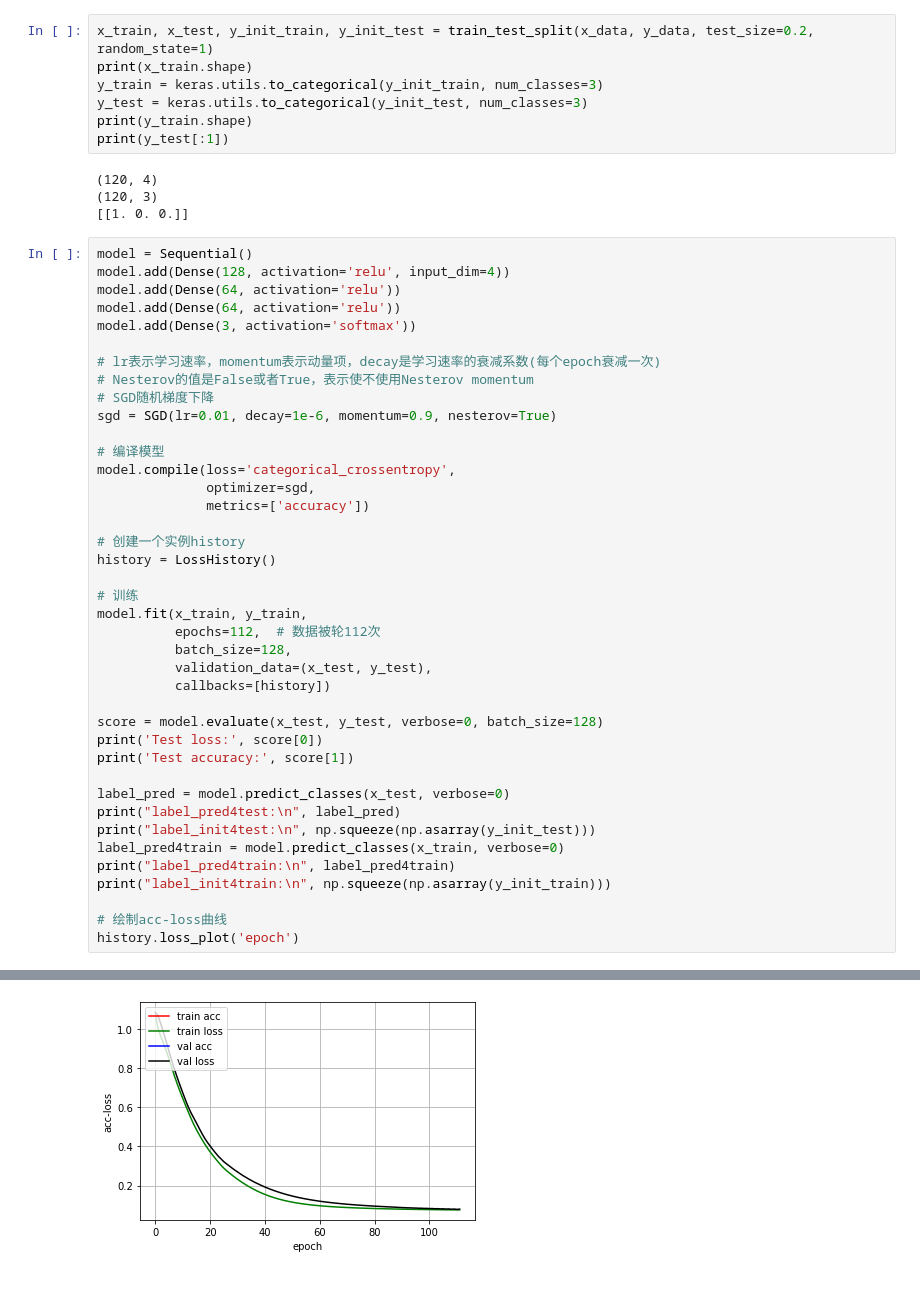
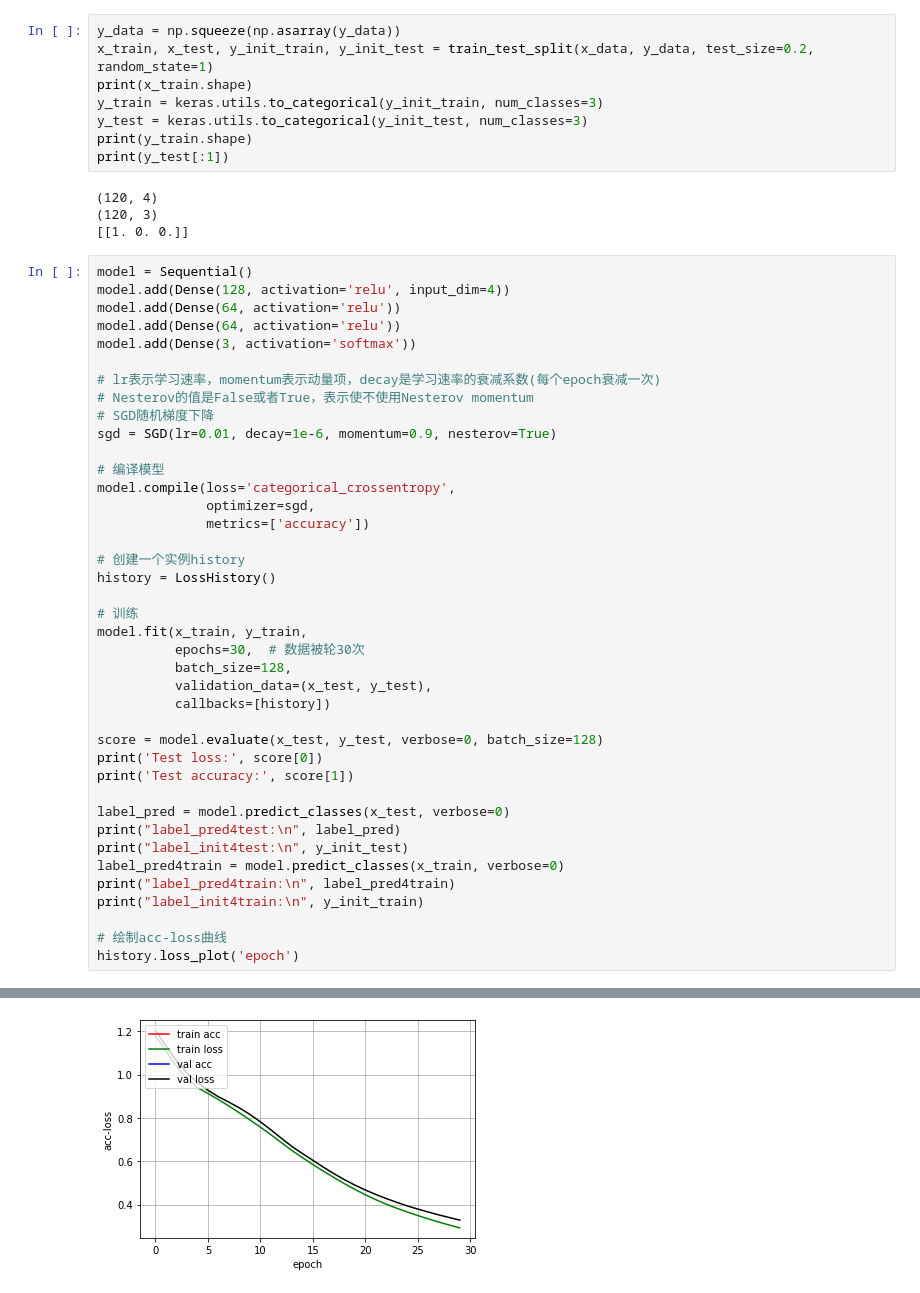
Before and after one commit to lijiazheng99/microsoft_ai-edu_assignment, a Jupyter notebook: Iris_data_train/train_iris.ipynb, the cells around one changed output, grey strips where cells are left out. Drawn from its saved outputs; the diff is of its cells as text.

Commit message:
updated data structure of test data

```diff
--- a/Iris_data_train/train_iris.ipynb
+++ b/Iris_data_train/train_iris.ipynb
@@ -59,6 +59,7 @@ class LossHistory(keras.callbacks.Callback):
         plt.legend(loc="upper left")
         plt.show()
 # %%
+y_data = np.squeeze(np.asarray(y_data))
 x_train, x_test, y_init_train, y_init_test = train_test_split(x_data, y_data, test_size=0.2, random_state=1)
 print(x_train.shape)
 y_train = keras.utils.to_categorical(y_init_train, num_classes=3)
@@ -91,7 +92,7 @@ history = LossHistory()
 
 # 训练
 model.fit(x_train, y_train,
-          epochs=112,  # 数据被轮112次
+          epochs=30,  # 数据被轮30次
           batch_size=128,
           validation_data=(x_test, y_test),
           callbacks=[history])
@@ -102,10 +103,10 @@ print('Test accuracy:', score[1])
 
 label_pred = model.predict_classes(x_test, verbose=0)
 print("label_pred4test:\n", label_pred)
-print("label_init4test:\n", np.squeeze(np.asarray(y_init_test)))
+print("label_init4test:\n", y_init_test)
 label_pred4train = model.predict_classes(x_train, verbose=0)
 print("label_pred4train:\n", label_pred4train)
-print("label_init4train:\n", np.squeeze(np.asarray(y_init_train)))
+print("label_init4train:\n", y_init_train)
 
 # 绘制acc-loss曲线
 history.loss_plot('epoch')
@@ -126,5 +127,5 @@ Epoch 6/112
  [1 2 1 2 2 0 1 0 1 2 2 0 2 2 1 2 0 0 0 1 0 0 2 2 2 2 2 1 2 1 0 2 2 0 0 2 0
  2 2 1 1 2 2 0 1 1 2 1 2 1 0 0 0 2 0 1 2 2 0 0 1 0 2 1 2 2 1 2 2 1 0 1 0 1
  1 0 1 0 0 2 2 2 0 0 1 0 2 0 2 2 0 2 0 1 0 1 1 0 0 1 0 1 1 0 1 1 1 1 2 0 0
  2 1 2 1 2 2 1 2 0]
-[figure, old version]
+[figure, new version]
```
Also changed, not shown: parts of 1 cell of this notebook.
